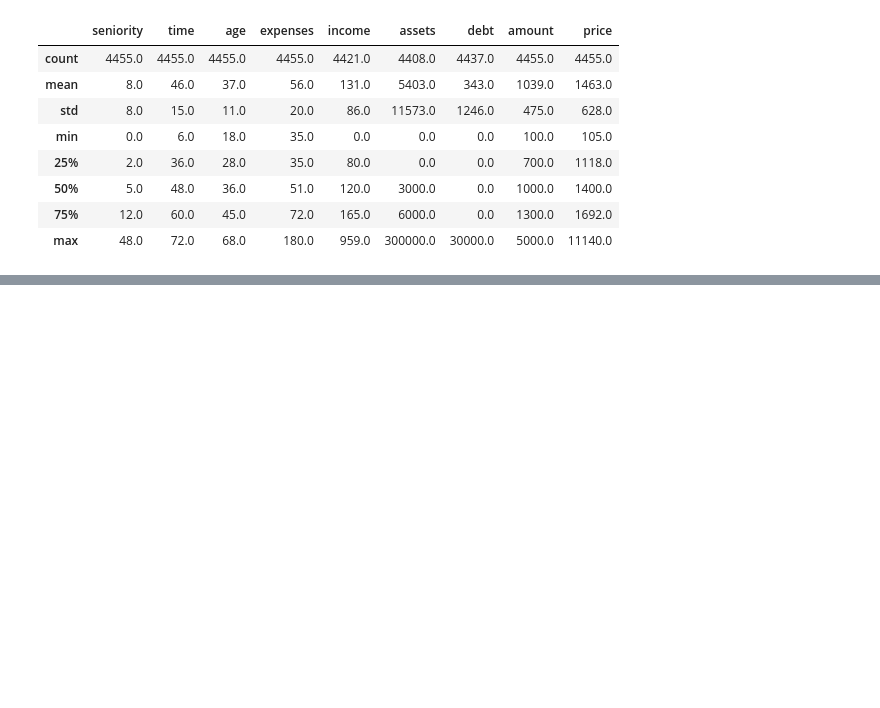
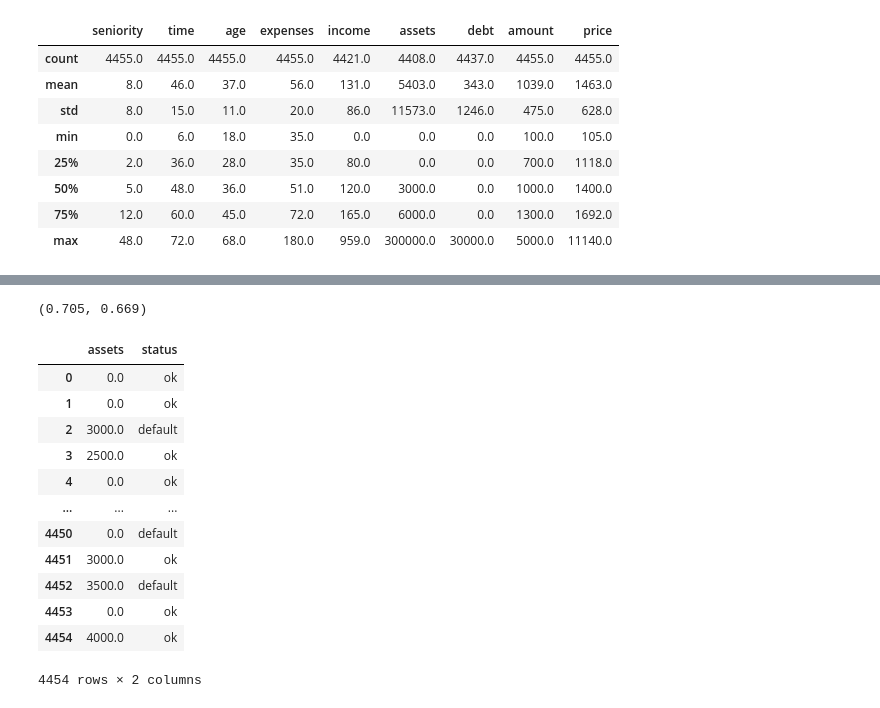
Before and after one commit to nandan-06/Credit-Risk-Score, a Jupyter notebook: CreditRisk.ipynb, the cells around one changed output, grey strips where cells are left out. Saved outputs shown, nothing was run; the diff lists cells and outputs as text; code cells hidden in the pictures; blank space fills up the shorter version.

```diff
--- a/CreditRisk.ipynb
+++ b/CreditRisk.ipynb
@@ -88,9 +98,9 @@ df.status.loc[4]
 # %%
 # defining a dictionary to map the values of `1` as `ok` `2` as `default` `3` as `unk` means unknown
 status_value = {
+    0: 'unk',
     1: 'ok',
-    2: 'default',
-    3: 'unk'
+    2: 'default'
 }
 # %%
 # mapping it to `df.status`
@@ -208 +212,5 @@ default    1254
 Name: status, dtype: int64
+# %%
+# `uk` is in one row, where we dont know if the user paid or not thus not useful to us. Therefore dropping
+df = df[df['status'] != 'unk']
+df.status.value_counts()
@@ -208,0 +381,27 @@ Name: status, dtype: int64
+# %%
+y_pred = dt.predict_proba(X_train)[:,1]
+acc1 = roc_auc_score(y_train, y_pred).round(3)
+
+y_pred = dt.predict_proba(X_val)[:,1]
+acc2 = roc_auc_score(y_val,y_pred).round(3)
+
+acc1,acc2
+# %% [output]
+(0.705, 0.669)
+# %%
+df_new = df[['assets','status']]
+df_new
+# %% [output]
+|  | assets | status |
+| 0 | 0.0 | ok |
+| 1 | 0.0 | ok |
+| 2 | 3000.0 | default |
+| 3 | 2500.0 | ok |
+| 4 | 0.0 | ok |
+| ... | ... | ... |
+| 4450 | 0.0 | default |
+| 4451 | 3000.0 | ok |
+| 4452 | 3500.0 | default |
+| 4453 | 0.0 | ok |
+| 4454 | 4000.0 | ok |
+4454 rows × 2 columns
```
Also changed, not shown: parts of 33 cells of this notebook.
